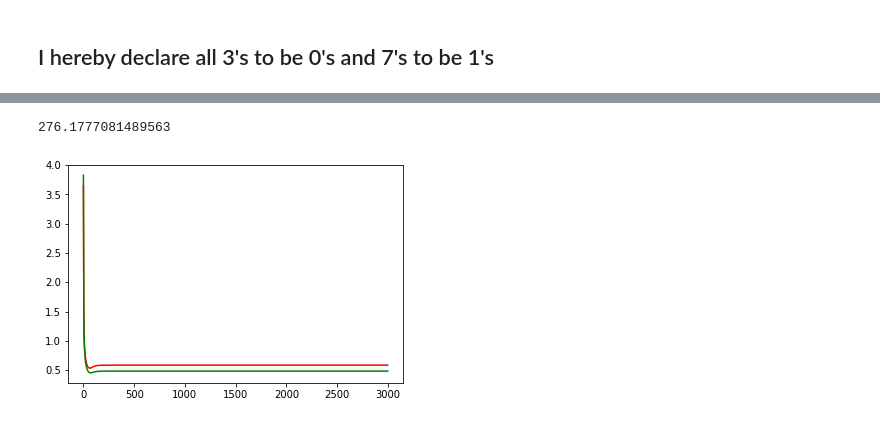
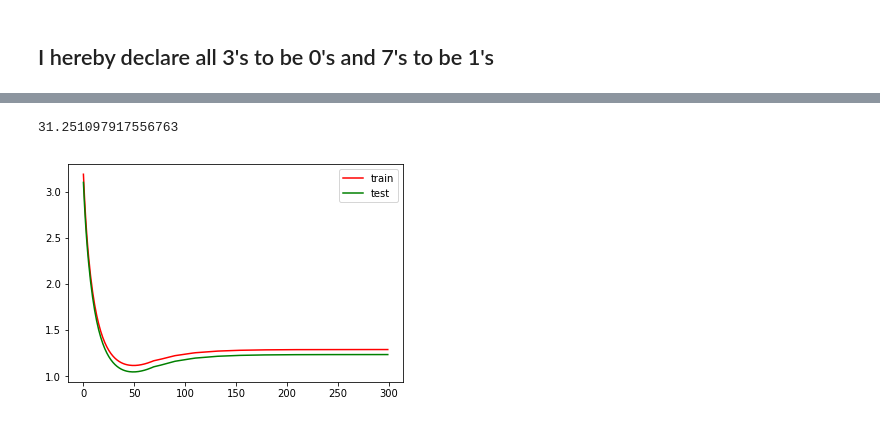
Before and after one commit to JuliusMannes/2nd_semester_hw, a Jupyter notebook: ML/ML_Programming_2.ipynb, the cells around one changed output, grey strips where cells are left out. Saved outputs shown, nothing was run; the diff lists cells and outputs as text; code cells hidden in the pictures.

```diff
--- a/ML/ML_Programming_2.ipynb
+++ b/ML/ML_Programming_2.ipynb
@@ -58,16 +60,29 @@ def weight_update(weights,gradient,eta):
 # %%
 def train(X_train,X_test,Y_train,Y_test,weights,epochs):
     eta = 0.2
+    steps = 0
     train_errors = []
     test_errors = []
     best_loss = 1000
+    best_test_loss = 1000
+    best_weights = []
     gradients = []
-    eta_count = 0
+    train_count = 0 #count to keep track of train loss improvement
+    test_count = 0 #count to keep track of test loss improvement
     for i in range(0,epochs):
+        steps += 1
         p_train = predict(weights,X_train)
         p_test = predict(weights,X_test)
         train_loss = NLL(p_train,Y_train)
         test_loss = NLL(p_test,Y_test)
+        if test_loss > best_test_loss:
+            test_count +=1
+            #if test_count == 25:
+            #    break
+        else:
+            best_test_loss = test_loss
+            test_count = 0
+            best_weights = weights
         if train_loss > best_loss:
             eta_count += 1
             if eta_count == 20:
@@ -80,23 +95,26 @@ def train(X_train,X_test,Y_train,Y_test,weights,epochs):
         test_errors.append(test_loss)
         grad = gradient(p_train,Y_train,X_train)
         gradients.append(grad)
-        weights += weight_update(weights,grad,eta)
-    return p, train_errors,test_errors, weights, gradients
+        weights = weights + weight_update(weights,grad,eta)
+    return p_train,p_test, train_errors,test_errors, best_weights, gradients, steps
 # %%
 import time
 weights = np.random.standard_normal((28,28))
 start = time.time()
-p, train_errors,test_errors, weights,gradients = train(X_train,X_test,Y_train,Y_test,weights,3000)
+p_train,p_test,train_errors,test_errors, best_weights,gradients,steps = train(X_train,X_test,Y_train,Y_test,weights,300)
 end = time.time()
 print(end - start)
 # %% [output]
-276.1777081489563
+31.251097917556763
 # %%
-epochs = np.arange(3000)
+n = np.arange(300)
 # %%
-plt.plot(epochs,train_errors,color="red")
-plt.plot(epochs,test_errors,color="green")
+plt.plot(n,train_errors,color="red",label="train")
+plt.plot(n,test_errors,color="green", label="test")
+plt.xlabel("Epoch")
+plt.ylabel("Error")
+plt.legend()
 plt.show()
 # %% [output]
-[figure, old version]
+[figure, new version]
 # %%
```
Also changed, not shown: parts of 17 cells of this notebook.
